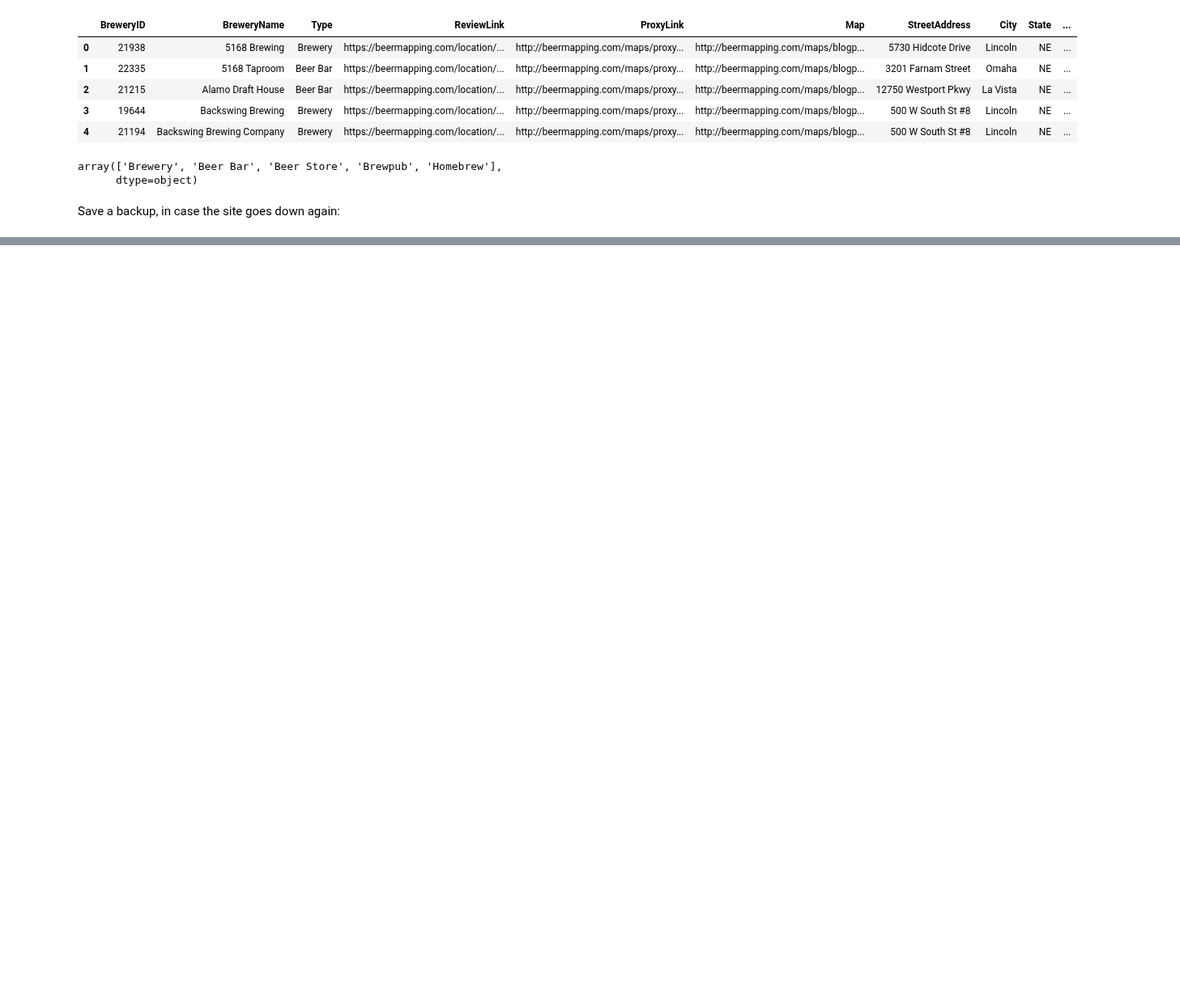
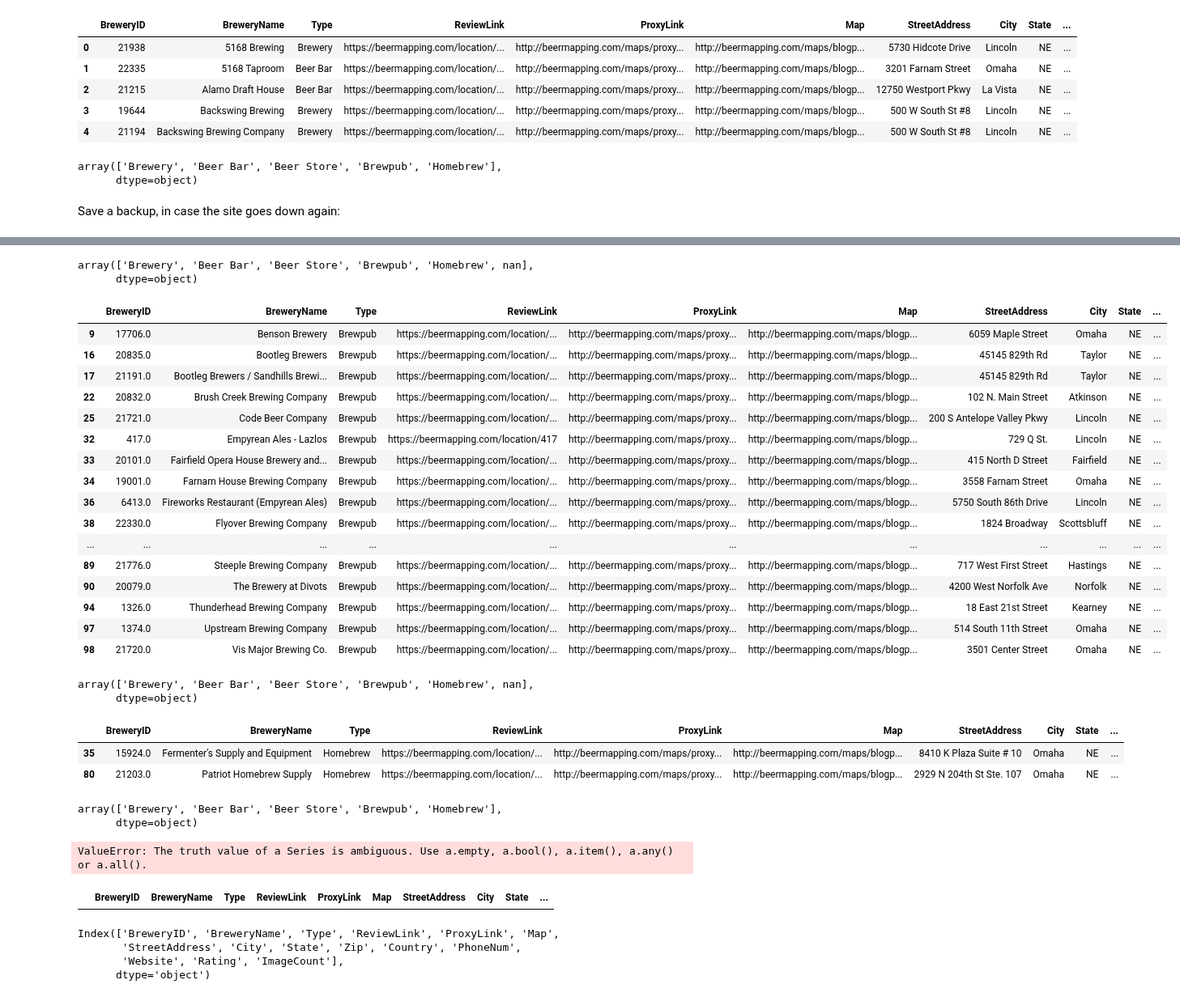
Before and after one commit to ScottBreitbach/DSC540, a Jupyter notebook: Final Project/BeerMappingAPI.ipynb, the cells around one changed output, grey strips where cells are left out. Shown at 81% size. Saved outputs shown, nothing was run; the diff lists cells and outputs as text; code cells hidden in the pictures; blank space fills up the shorter version.

```diff
--- a/Final Project/BeerMappingAPI.ipynb
+++ b/Final Project/BeerMappingAPI.ipynb
@@ -285,0 +399,41 @@ breweryDF.to_csv('beerMapping.csv', index=False)
+# %%
+breweryDF.Type.unique()
+# %% [output]
+array(['Brewery', 'Beer Bar', 'Beer Store', 'Brewpub', 'Homebrew', nan],
+      dtype=object)
+# %%
+breweryDF[breweryDF['Type'] == 'Brewpub']
+# %% [output]
+|  | BreweryID | BreweryName | Type | ReviewLink | ProxyLink | Map | StreetAddress | City | State | ... |
+| 9 | 17706.0 | Benson Brewery | Brewpub | https://beermapping.com/location/... | http://beermapping.com/maps/proxy... | http://beermapping.com/maps/blogp... | 6059 Maple Street | Omaha | NE | ... |
+| 16 | 20835.0 | Bootleg Brewers | Brewpub | https://beermapping.com/location/... | http://beermapping.com/maps/proxy... | http://beermapping.com/maps/blogp... | 45145 829th Rd | Taylor | NE | ... |
+| 17 | 21191.0 | Bootleg Brewers / Sandhills Brewi... | Brewpub | https://beermapping.com/location/... | http://beermapping.com/maps/proxy... | http://beermapping.com/maps/blogp... | 45145 829th Rd | Taylor | NE | ... |
+| 22 | 20832.0 | Brush Creek Brewing Company | Brewpub | https://beermapping.com/location/... | http://beermapping.com/maps/proxy... | http://beermapping.com/maps/blogp... | 102 N. Main Street | Atkinson | NE | ... |
+| 25 | 21721.0 | Code Beer Company | Brewpub | https://beermapping.com/location/... | http://beermapping.com/maps/proxy... | http://beermapping.com/maps/blogp... | 200 S Antelope Valley Pkwy | Lincoln | NE | ... |
+| 32 | 417.0 | Empyrean Ales - Lazlos | Brewpub | https://beermapping.com/location/417 | http://beermapping.com/maps/proxy... | http://beermapping.com/maps/blogp... | 729 Q St. | Lincoln | NE | ... |
+| 33 | 20101.0 | Fairfield Opera House Brewery and... | Brewpub | https://beermapping.com/location/... | http://beermapping.com/maps/proxy... | http://beermapping.com/maps/blogp... | 415 North D Street | Fairfield | NE | ... |
+| 34 | 19001.0 | Farnam House Brewing Company | Brewpub | https://beermapping.com/location/... | http://beermapping.com/maps/proxy... | http://beermapping.com/maps/blogp... | 3558 Farnam Street | Omaha | NE | ... |
+| 36 | 6413.0 | Fireworks Restaurant (Empyrean Ales) | Brewpub | https://beermapping.com/location/... | http://beermapping.com/maps/proxy... | http://beermapping.com/maps/blogp... | 5750 South 86th Drive | Lincoln | NE | ... |
+| 38 | 22330.0 | Flyover Brewing Company | Brewpub | https://beermapping.com/location/... | http://beermapping.com/maps/proxy... | http://beermapping.com/maps/blogp... | 1824 Broadway | Scottsbluff | NE | ... |
+| ... | ... | ... | ... | ... | ... | ... | ... | ... | ... | ... |
+| 89 | 21776.0 | Steeple Brewing Company | Brewpub | https://beermapping.com/location/... | http://beermapping.com/maps/proxy... | http://beermapping.com/maps/blogp... | 717 West First Street | Hastings | NE | ... |
+| 90 | 20079.0 | The Brewery at Divots | Brewpub | https://beermapping.com/location/... | http://beermapping.com/maps/proxy... | http://beermapping.com/maps/blogp... | 4200 West Norfolk Ave | Norfolk | NE | ... |
+| 94 | 1326.0 | Thunderhead Brewing Company | Brewpub | https://beermapping.com/location/... | http://beermapping.com/maps/proxy... | http://beermapping.com/maps/blogp... | 18 East 21st Street | Kearney | NE | ... |
+| 97 | 1374.0 | Upstream Brewing Company | Brewpub | https://beermapping.com/location/... | http://beermapping.com/maps/proxy... | http://beermapping.com/maps/blogp... | 514 South 11th Street | Omaha | NE | ... |
+| 98 | 21720.0 | Vis Major Brewing Co. | Brewpub | https://beermapping.com/location/... | http://beermapping.com/maps/proxy... | http://beermapping.com/maps/blogp... | 3501 Center Street | Omaha | NE | ... |
+# %%
+breweryDF.Type.unique()
+# %% [output]
+array(['Brewery', 'Beer Bar', 'Beer Store', 'Brewpub', 'Homebrew', nan],
+      dtype=object)
+# %%
+breweryDF[breweryDF['Type'] == 'Homebrew']
+# %% [output]
+|  | BreweryID | BreweryName | Type | ReviewLink | ProxyLink | Map | StreetAddress | City | State | ... |
+| 35 | 15924.0 | Fermenter's Supply and Equipment | Homebrew | https://beermapping.com/location/... | http://beermapping.com/maps/proxy... | http://beermapping.com/maps/blogp... | 8410 K Plaza Suite # 10 | Omaha | NE | ... |
+| 80 | 21203.0 | Patriot Homebrew Supply | Homebrew | https://beermapping.com/location/... | http://beermapping.com/maps/proxy... | http://beermapping.com/maps/blogp... | 2929 N 204th St Ste. 107 | Omaha | NE | ... |
+# %%
+breweryDF.Type.unique()
+# %% [output]
+array(['Brewery', 'Beer Bar', 'Beer Store', 'Brewpub', 'Homebrew'],
+      dtype=object)
@@ -285,0 +442,15 @@ breweryDF.to_csv('beerMapping.csv', index=False)
+# %%
+breweryDF[breweryDF['Type'] == ]
+# %% [output]
+ValueError: The truth value of a Series is ambiguous. Use a.empty, a.bool(), a.item(), a.any() or a.all().
+# %%
+breweryDF[breweryDF['Type'].isnull()]
+# %% [output]
+|  | BreweryID | BreweryName | Type | ReviewLink | ProxyLink | Map | StreetAddress | City | State | ... |
+# %%
+breweryDF.columns
+# %% [output]
+Index(['BreweryID', 'BreweryName', 'Type', 'ReviewLink', 'ProxyLink', 'Map',
+       'StreetAddress', 'City', 'State', 'Zip', 'Country', 'PhoneNum',
+       'Website', 'Rating', 'ImageCount'],
+      dtype='object')
```
Also changed, not shown: parts of 53 cells of this notebook, 3 other files.
